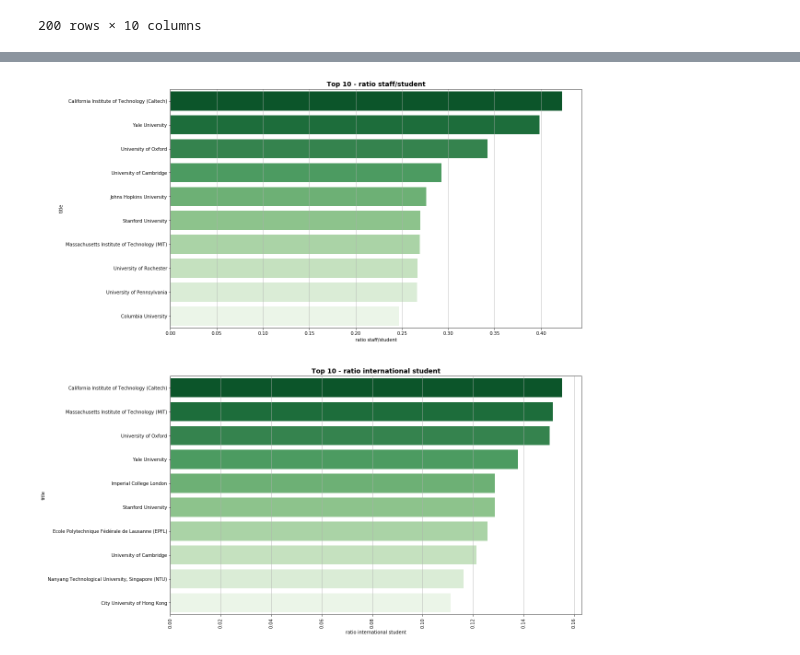
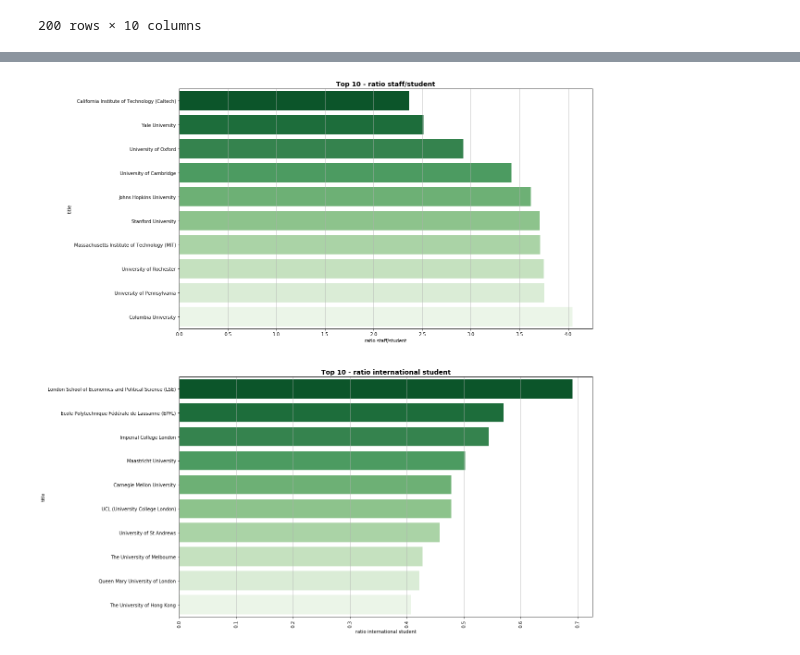
Before and after one commit to MsSquirrel/ADA---MAK, a Jupyter notebook: Homework 2/alex/Homework 2.ipynb, the cells around one changed output, grey strips where cells are left out. Drawn from its saved outputs; the diff is of its cells as text; code cells hidden in the pictures.

```diff
--- a/Homework 2/alex/Homework 2.ipynb
+++ b/Homework 2/alex/Homework 2.ipynb
@@ -59,6 +59,7 @@ inter_stud = []
 for i, row in top200.iterrows():
 
     url = row.url
+    print(url)
 
     response = requests.get(URL_PATH + url)
     soup = BeautifulSoup(response.text, 'html.parser')
@@ -73,7 +74,7 @@ for i, row in top200.iterrows():
     total_students = find_numbers(soup, 'total student')
 
     # Get number of international students
-    international_students = find_numbers(soup, 'inter')
+    international_students = find_numbers(soup, 'total inter')
 
     fac_staff.append(total_faculty_staff)
     inter_staff.append(international_faculty_staff)
@@ -110,7 +111,7 @@ top200_completed = top200_completed[['title', 'rank_display', 'country', 'region
 # %% [markdown]
 Calculate ratios
 # %%
-top200_completed['ratio staff/student'] = (top200_completed.total_faculty_staff / top200_completed.total_students)
+top200_completed['ratio staff/student'] = (top200_completed.total_students / top200_completed.total_faculty_staff)
 top200_completed['ratio international student'] = (top200_completed.international_students / top200_completed.total_students)
 # %%
 top200_completed
@@ -135,7 +136,7 @@ top200_completed
 200 rows × 10 columns
 # %%
 #Sorting by first ratio - TOP 10
-top10_1 = top200_completed.sort_values(['ratio staff/student'], ascending = 0).head(10)
+top10_1 = top200_completed.sort_values(['ratio staff/student'], ascending = 1).head(10)
 top10_1
 # %% [output]
 |  | title | rank_display | country | region | total_faculty_staff | international_faculty_staff | total_students | ... |
@@ -162,7 +163,7 @@ def plot_data_bar(data, ax, title='', ylabel=''):
     locs, labels = plt.xticks()
     plt.setp(labels, rotation=90)
 
-def plot_data_bar_here(data, ax, title='', ylabel=''):
+def plot_data_bar_top10(data, ax, title='', ylabel=''):
     ax.set_xlabel(data.title)
     ax.set_ylabel(ylabel)
     ax.grid()
@@ -173,10 +174,10 @@ def plot_data_bar_here(data, ax, title='', ylabel=''):
 # %%
 figure, axes = plt.subplots(2, 1, figsize=(16, 21))
 
-plot_data_bar_here(top10_1, axes[0], 'ratio staff/student')
-plot_data_bar_here(top10_2, axes[1], 'ratio international student')
+plot_data_bar_top10(top10_1, axes[0], 'ratio staff/student')
+plot_data_bar_top10(top10_2, axes[1], 'ratio international student')
 # %% [output]
-[figure, old version]
+[figure, new version]
 # %%
 # Group by country - mean
 data_1 = top200_completed.groupby(['country'])[['ratio staff/student']].mean()
```
Also changed, not shown: parts of 12 cells of this notebook.
